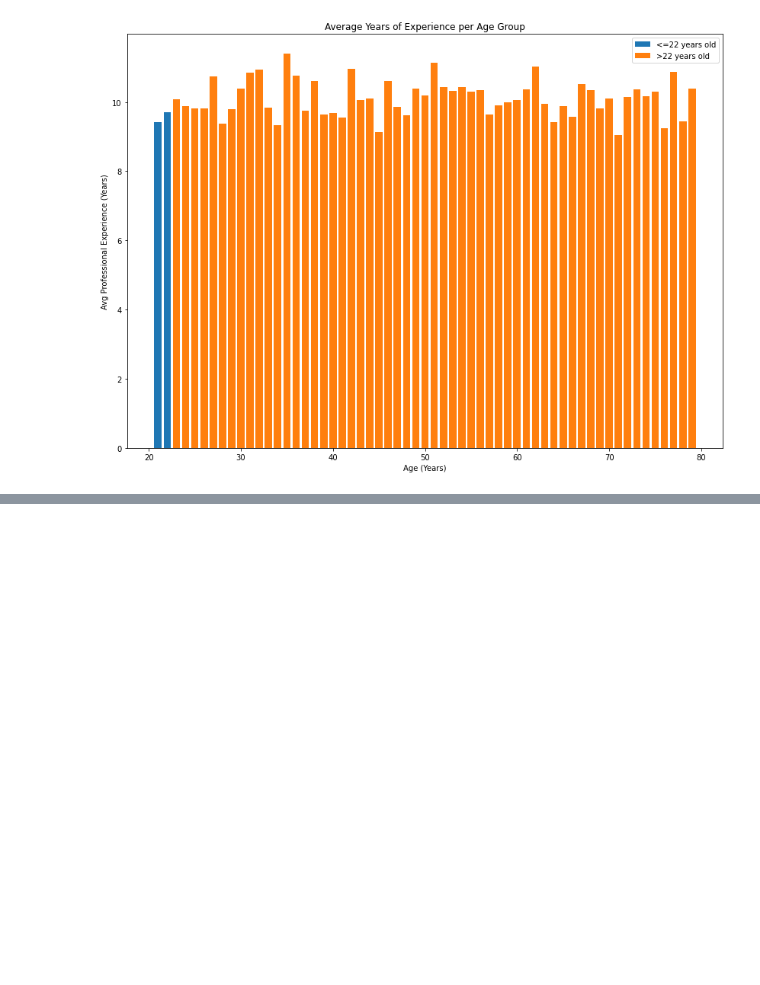
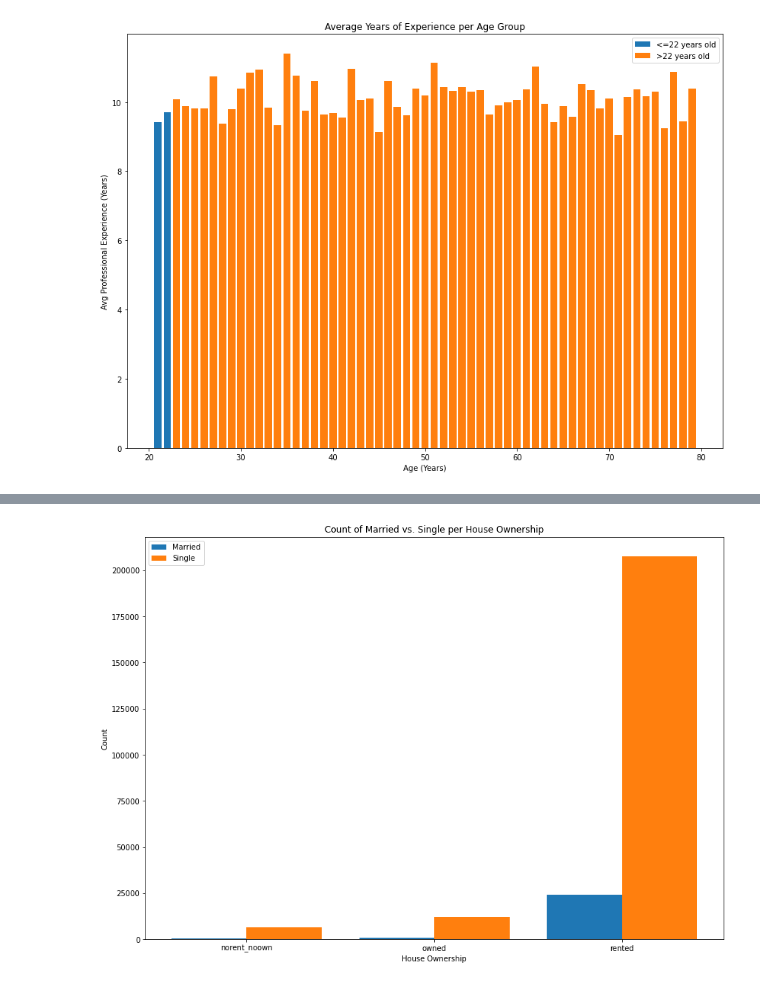
Before and after one commit to spa542/DSCI470, a Jupyter notebook: Project_1_Loan_Prediction_Dataset/Project_1_Graph_Analysis.ipynb, the cells around one changed output, grey strips where cells are left out. Cells and saved outputs as stored; diff of their text form; code cells hidden in the pictures; blank space fills up the shorter version.

```diff
--- a/Project_1_Loan_Prediction_Dataset/Project_1_Graph_Analysis.ipynb
+++ b/Project_1_Loan_Prediction_Dataset/Project_1_Graph_Analysis.ipynb
@@ -170,0 +208,24 @@ plt.show()
+# %%
+sub_data_lp = lp_dataframe[['Married/Single', 'House_Ownership']]
+grouped_married = sub_data_lp.loc[sub_data_lp['Married/Single'] == 'married'].groupby(by='House_Ownership').count()
+grouped_married = grouped_married.reset_index()
+grouped_not_married = sub_data_lp.loc[sub_data_lp['Married/Single'] == 'single'].groupby(by='House_Ownership').count()
+grouped_not_married = grouped_not_married.reset_index()
+
+x_axis1 = grouped_married['House_Ownership']
+y_axis1 = grouped_married['Married/Single']
+x_axis2 = grouped_not_married['House_Ownership']
+y_axis2 = grouped_not_married['Married/Single']
+
+plt.figure(figsize=(14,10))
+plt.bar(x_axis1, y_axis1, width=0.4)
+plt.bar(np.arange(0, 3, 1.0) + 0.4, y_axis2, width=0.4)
+plt.xticks(np.arange(0, 3, 1.0) + 0.4 / 2, ['norent_noown', 'owned', 'rented'])
+
+plt.title('Count of Married vs. Single per House Ownership')
+plt.xlabel('House Ownership')
+plt.ylabel('Count')
+plt.legend(['Married', 'Single'])
+plt.show()
+# %% [output]
+[figure, added]
```
Also changed, not shown: parts of 6 cells of this notebook.
